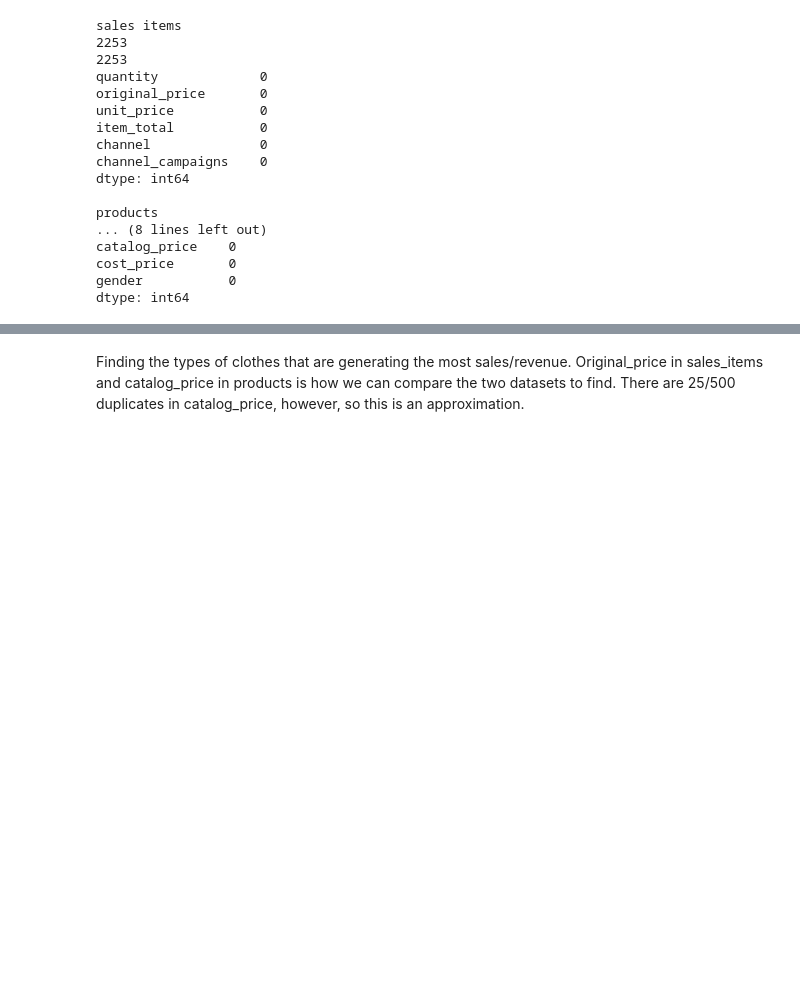
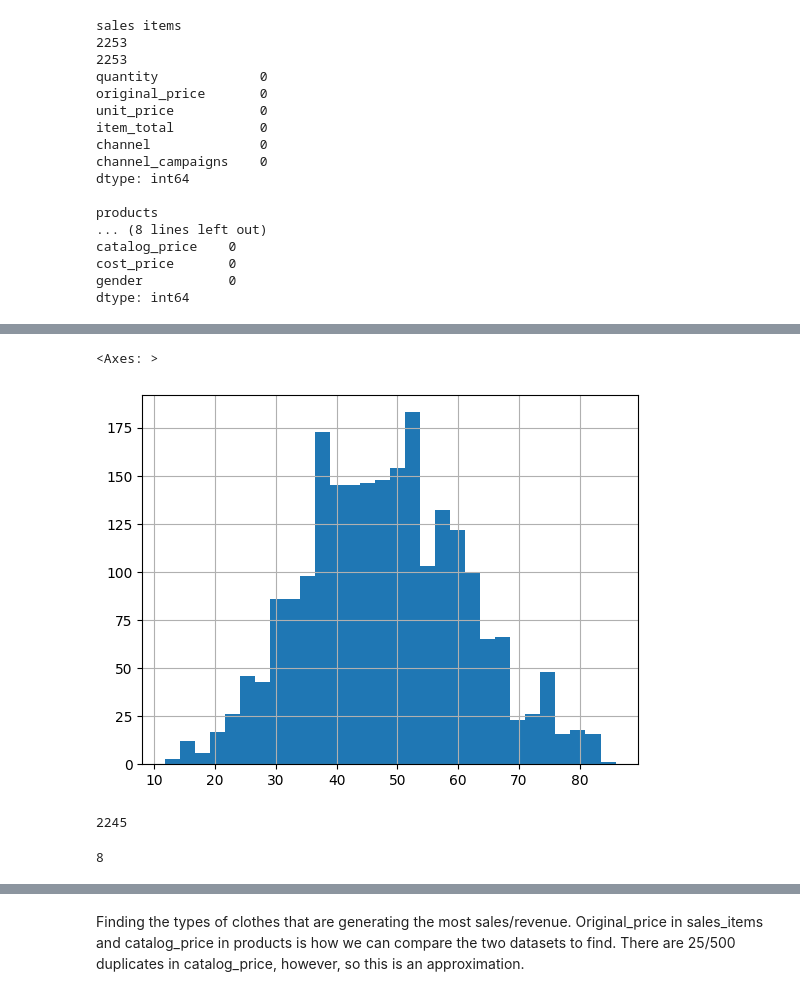
Before and after one commit to tanishasikder/Europe-Fashion, a Jupyter notebook: description.ipynb, the cells around one changed output, grey strips where cells are left out. Cells and saved outputs as stored; diff of their text form; code cells hidden in the pictures; blank space fills up the shorter version.

```diff
--- a/description.ipynb
+++ b/description.ipynb
@@ -210,0 +279,29 @@ dtype: int64
+# %%
+unit_data.hist(bins=30)
+# %% [output]
+<Axes: >
+[figure, added]
+# %%
+# Finding outliers in the unit_price. Could show outliers
+# Within the discounts
+
+# Finding outliers in the unit_price
+item_data = sales_items['item_total']
+
+i_Q1 = np.percentile(item_data, 25)
+i_Q3 = np.percentile(item_data, 75)
+i_IQR = i_Q3 - i_Q1
+
+lower_bound = i_Q1 - (1.5 * i_IQR)
+upper_bound = i_Q3 + (1.5 * i_IQR)
+
+in_iqr = item_data[(item_data >= lower_bound) & (item_data <= upper_bound)]
+outliers = item_data[(item_data < lower_bound) | (item_data > upper_bound)]
+
+# It seems like the data is heavily skewed. There are no
+# outliers
+print(len(in_iqr))
+len(outliers)
+# %% [output]
+2245
+8
```
Also changed, not shown: parts of 10 cells of this notebook, 1 other file.
